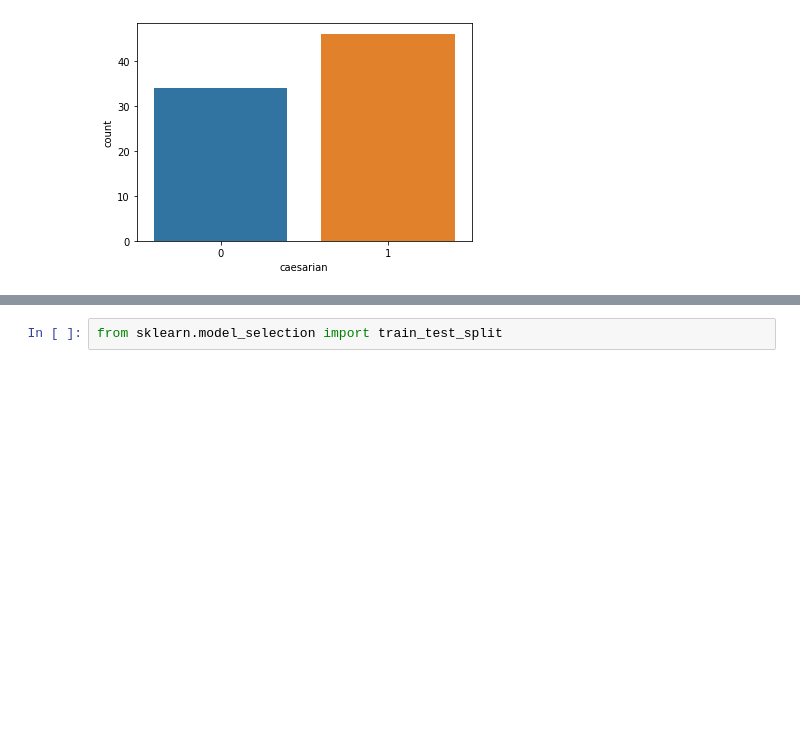
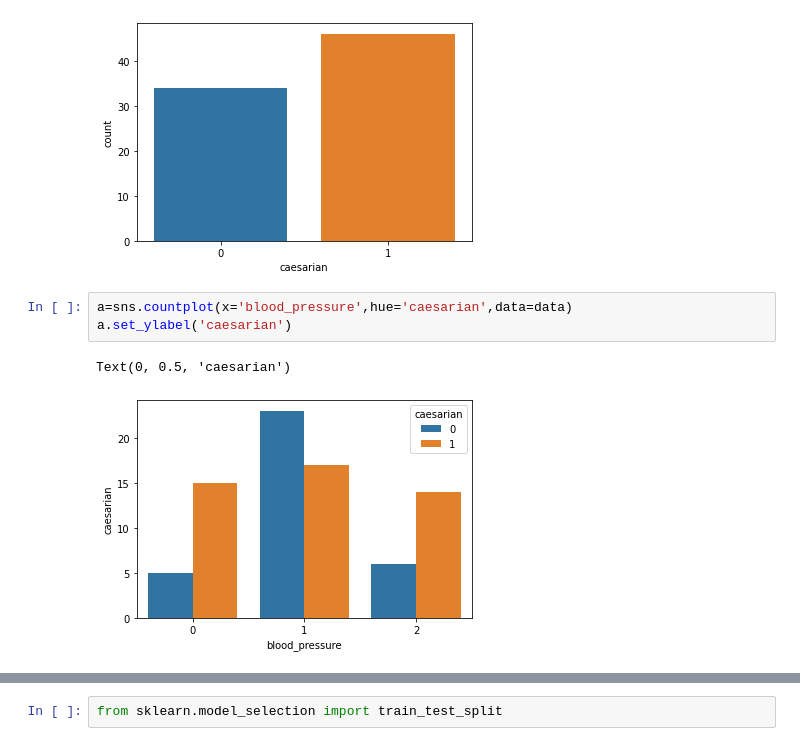
Before and after one commit to Hemanthpusa/Python-assigement, a Jupyter notebook: UNP_2.ipynb, the cells around one changed output, grey strips where cells are left out. Saved outputs shown, nothing was run; the diff lists cells and outputs as text; blank space fills up the shorter version.

```diff
--- a/UNP_2.ipynb
+++ b/UNP_2.ipynb
@@ -102,3 +102,9 @@ sns.countplot(x="caesarian",data=data)
 # %% [output]
 <matplotlib.axes._subplots.AxesSubplot at 0x...>
 [figure]
+# %%
+a=sns.countplot(x='blood_pressure',hue='caesarian',data=data)
+a.set_ylabel('caesarian')
+# %% [output]
+Text(0, 0.5, 'caesarian')
+[figure, added]
```
Also changed, not shown: parts of 17 cells of this notebook.
